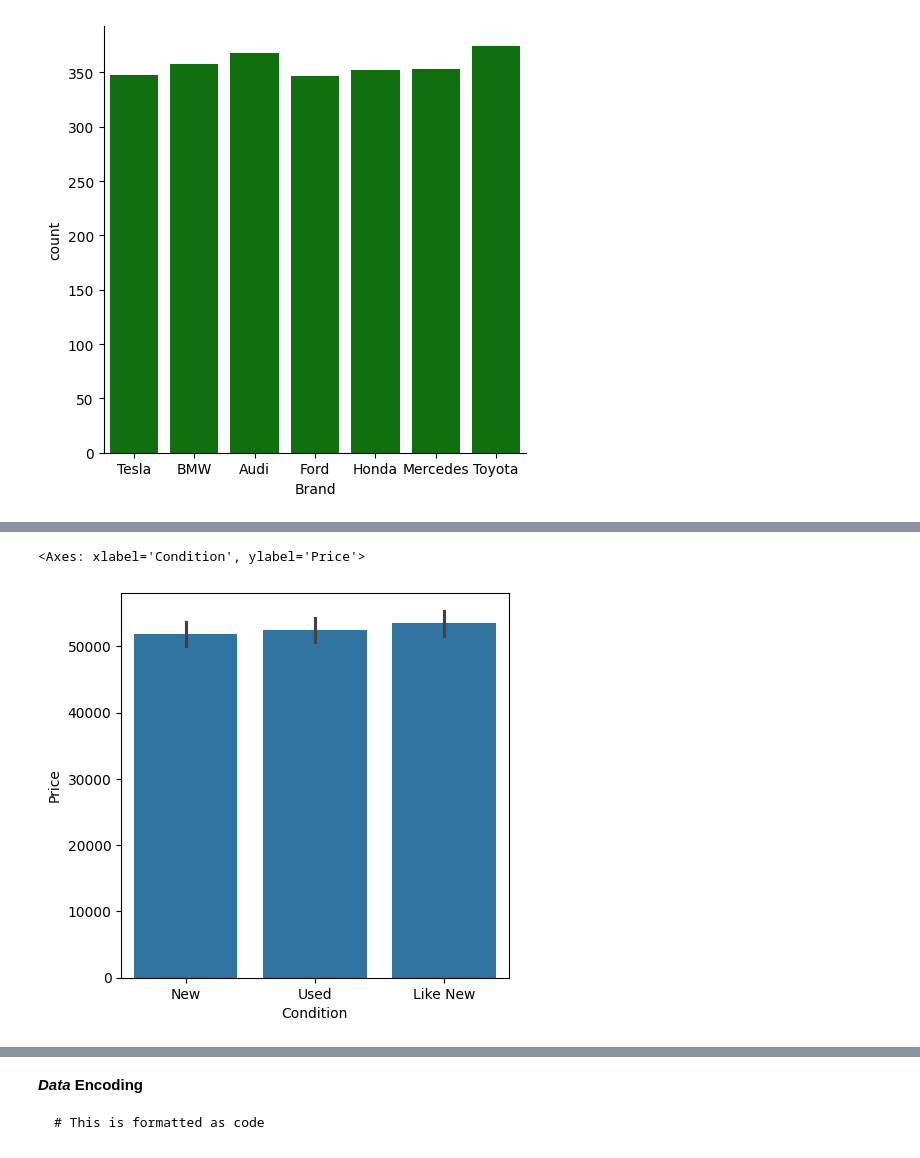
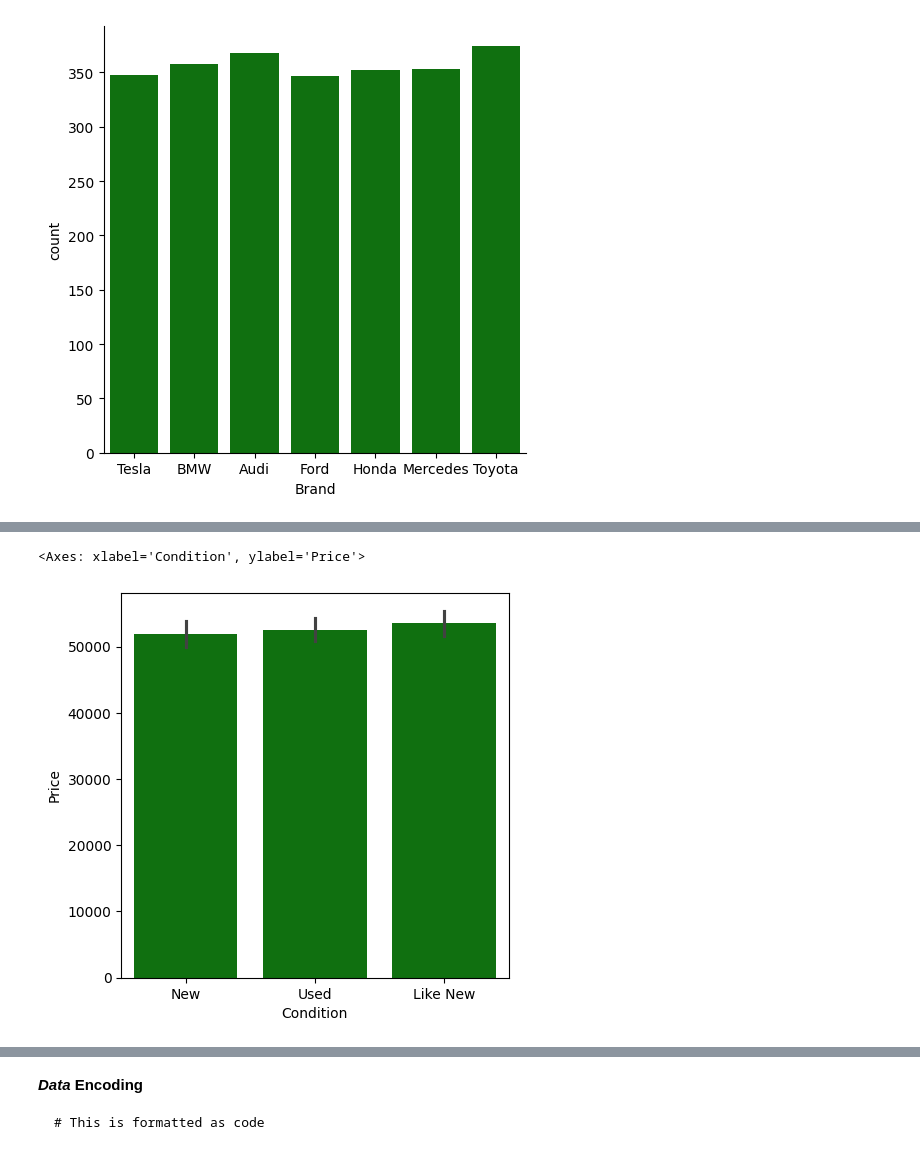
Before and after one commit to AichaELMouta/Car_Price_Prediction, a Jupyter notebook: car_price_prediction.ipynb, the cells around one changed output, grey strips where cells are left out. Drawn from its saved outputs; the diff is of its cells as text; code cells hidden in the pictures.

```diff
--- a/car_price_prediction.ipynb
+++ b/car_price_prediction.ipynb
@@ -187,10 +187,10 @@ sns.barplot(x='Transmission', y = 'Price', data = car_data)
 # %%
 # Price  vs Condition
 plot = plt.figure(figsize=(5,5))
-sns.barplot(x='Condition', y = 'Price', data = car_data)
+sns.barplot(x='Condition', y = 'Price', data = car_data, color = 'green')
 # %% [output]
 <Axes: xlabel='Condition', ylabel='Price'>
-[figure, old version]
+[figure, new version]
 # %%
 car_data = car_data.drop(columns=['Car ID'])
 # %%
```
Also changed, not shown: parts of 23 cells of this notebook.
